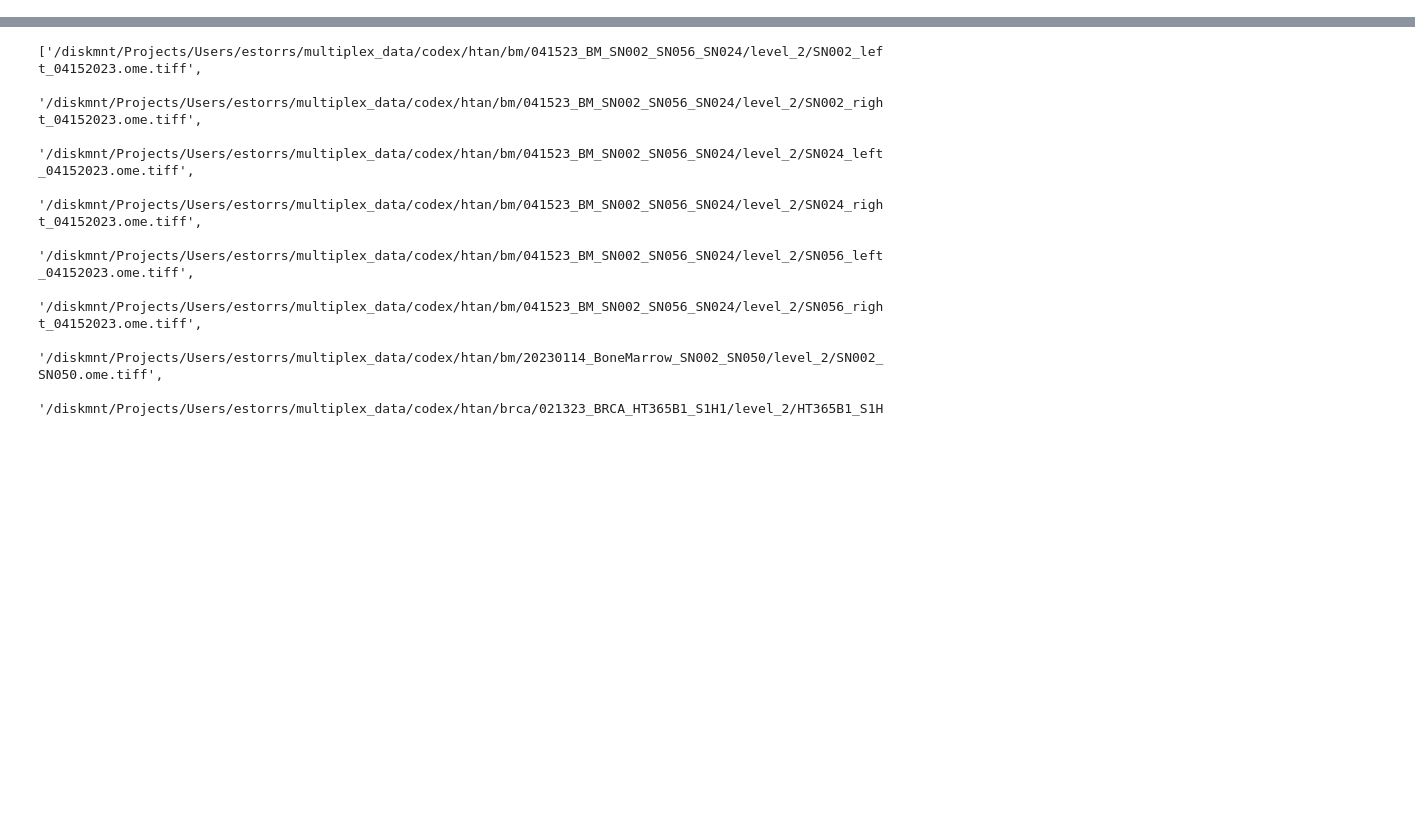
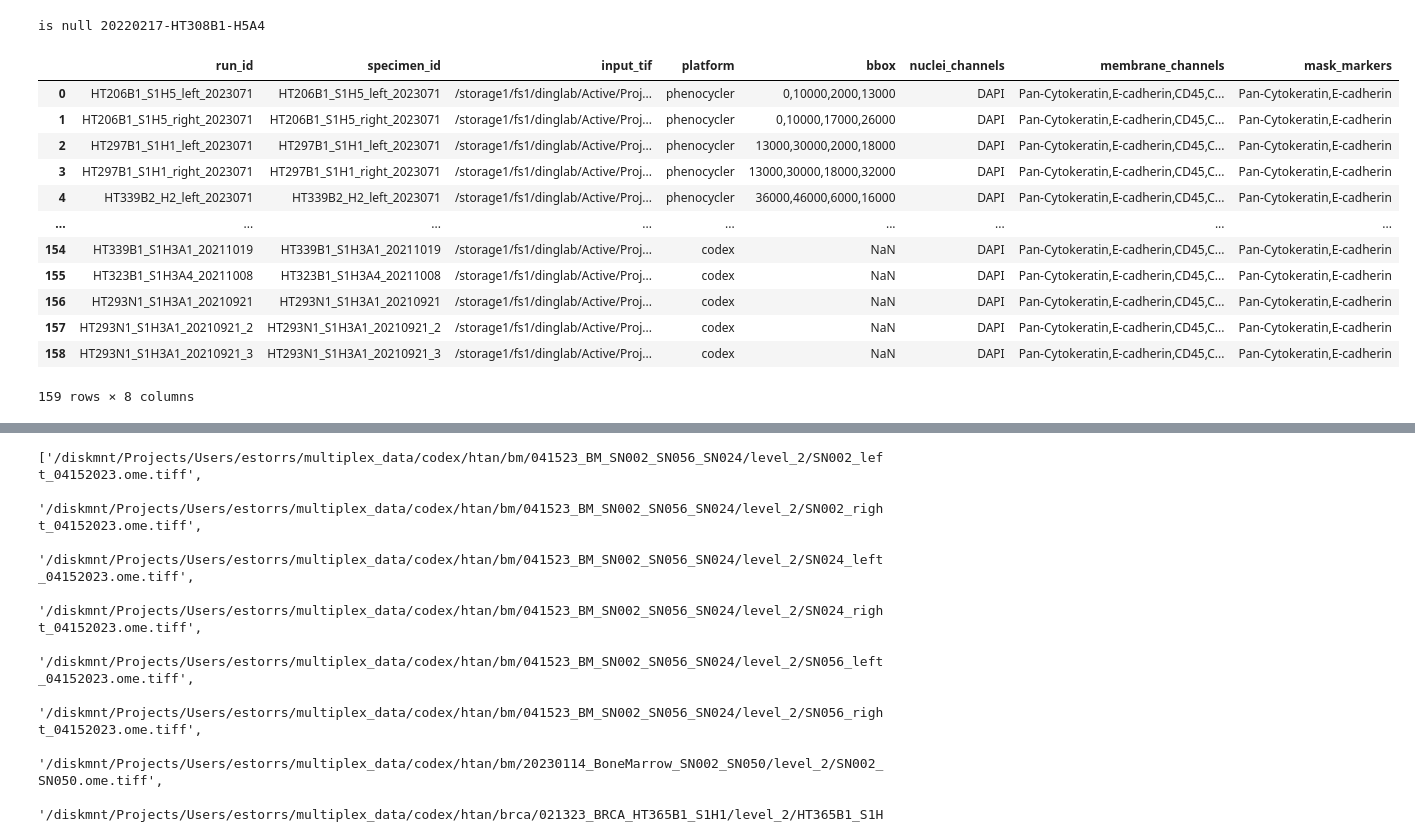
Before and after one commit to estorrs/multiplex-imaging-pipeline, a Jupyter notebook: notebooks/file_transfers.ipynb, the cells around one changed output, grey strips where cells are left out. Saved outputs shown, nothing was run; the diff lists cells and outputs as text; code cells hidden in the pictures; blank space fills up the shorter version.

```diff
--- a/notebooks/file_transfers.ipynb
+++ b/notebooks/file_transfers.ipynb
@@ -29,0 +9,3 @@ fps
+# %%
+df = pd.read_csv('/diskmnt/Projects/Users/estorrs/sandbox/codex_tracking_copy.txt', sep='\t')
+df
@@ -29,0 +71,74 @@ fps
+# %%
+data = []
+counts = {}
+for i, row in df.iterrows():
+    if pd.isnull(row['storage1 filepath']):
+        print('is null', row['Run Name'])
+    else:
+        # date
+        date = row['Date of experiment']
+        date_string = date.split('/')
+        date_string[0] = date_string[0] if len(date_string[0])==2 else '0' + date_string[0]
+        date_string = date_string[2] + date_string[0] + date_string[1]
+
+        # platform
+        filepath = row['Path to qptiff file']
+        if filepath.split('.')[-1] == 'qptiff':
+            platform = 'phenocycler'
+        elif filepath.split('.')[-1] == 'tif':
+            platform = 'codex'
+        else:
+            platform = 'raw'
+
+        # for now everyone is the same
+        nuclei_channels = 'DAPI'
+        membrane_channels = 'Pan-Cytokeratin,E-cadherin,CD45,CD8,CD3e,CD4,Vimentin,SMA,CD31'
+        mask_markers = 'Pan-Cytokeratin,E-cadherin'
+
+        case_cols = [c for c in df.columns
+                     if 'Specimen' in c
+                     if 'name' in c
+                     if 'Case' not in c
+                     if not pd.isnull(row[c])]
+
+        for col in case_cols:
+            n = col.split(' ')[1]
+    #         print(col, n)
+            specimen = re.sub(r'[\(\)%@+\-, ]', r'_', row[col])
+            bbox = row[f'Specimen {n} bbox']
+
+            specimen_id = f'{specimen}_{date_string}'
+
+            if specimen_id not in counts:
+                counts[specimen_id] = 1
+            else:
+                counts[specimen_id] += 1
+                specimen_id = specimen_id + '_' + str(counts[specimen_id])
+
+            data.append([specimen_id, specimen_id, row['storage1 filepath'], platform, bbox,
+                         nuclei_channels, membrane_channels, mask_markers])
+
+run_df = pd.DataFrame(
+    data=data,
+    columns=['run_id', 'specimen_id', 'input_tif', 'platform', 'bbox',
+             'nuclei_channels', 'membrane_channels', 'mask_markers'])
+
+counts = {}
+
+
+run_df
+# %% [output]
+is null 20220217-HT308B1-H5A4
+|  | run_id | specimen_id | input_tif | platform | bbox | nuclei_channels | membrane_channels | mask_markers |
+| 0 | HT206B1_S1H5_left_2023071 | HT206B1_S1H5_left_2023071 | /storage1/fs1/dinglab/Active/Proj... | phenocycler | 0,10000,2000,13000 | DAPI | Pan-Cytokeratin,E-cadherin,CD45,C... | Pan-Cytokeratin,E-cadherin |
+| 1 | HT206B1_S1H5_right_2023071 | HT206B1_S1H5_right_2023071 | /storage1/fs1/dinglab/Active/Proj... | phenocycler | 0,10000,17000,26000 | DAPI | Pan-Cytokeratin,E-cadherin,CD45,C... | Pan-Cytokeratin,E-cadherin |
+| 2 | HT297B1_S1H1_left_2023071 | HT297B1_S1H1_left_2023071 | /storage1/fs1/dinglab/Active/Proj... | phenocycler | 13000,30000,2000,18000 | DAPI | Pan-Cytokeratin,E-cadherin,CD45,C... | Pan-Cytokeratin,E-cadherin |
+| 3 | HT297B1_S1H1_right_2023071 | HT297B1_S1H1_right_2023071 | /storage1/fs1/dinglab/Active/Proj... | phenocycler | 13000,30000,18000,32000 | DAPI | Pan-Cytokeratin,E-cadherin,CD45,C... | Pan-Cytokeratin,E-cadherin |
+| 4 | HT339B2_H2_left_2023071 | HT339B2_H2_left_2023071 | /storage1/fs1/dinglab/Active/Proj... | phenocycler | 36000,46000,6000,16000 | DAPI | Pan-Cytokeratin,E-cadherin,CD45,C... | Pan-Cytokeratin,E-cadherin |
+| ... | ... | ... | ... | ... | ... | ... | ... | ... |
+| 154 | HT339B1_S1H3A1_20211019 | HT339B1_S1H3A1_20211019 | /storage1/fs1/dinglab/Active/Proj... | codex | NaN | DAPI | Pan-Cytokeratin,E-cadherin,CD45,C... | Pan-Cytokeratin,E-cadherin |
+| 155 | HT323B1_S1H3A4_20211008 | HT323B1_S1H3A4_20211008 | /storage1/fs1/dinglab/Active/Proj... | codex | NaN | DAPI | Pan-Cytokeratin,E-cadherin,CD45,C... | Pan-Cytokeratin,E-cadherin |
+| 156 | HT293N1_S1H3A1_20210921 | HT293N1_S1H3A1_20210921 | /storage1/fs1/dinglab/Active/Proj... | codex | NaN | DAPI | Pan-Cytokeratin,E-cadherin,CD45,C... | Pan-Cytokeratin,E-cadherin |
+| 157 | HT293N1_S1H3A1_20210921_2 | HT293N1_S1H3A1_20210921_2 | /storage1/fs1/dinglab/Active/Proj... | codex | NaN | DAPI | Pan-Cytokeratin,E-cadherin,CD45,C... | Pan-Cytokeratin,E-cadherin |
+| 158 | HT293N1_S1H3A1_20210921_3 | HT293N1_S1H3A1_20210921_3 | /storage1/fs1/dinglab/Active/Proj... | codex | NaN | DAPI | Pan-Cytokeratin,E-cadherin,CD45,C... | Pan-Cytokeratin,E-cadherin |
+159 rows × 8 columns
```
Also changed, not shown: parts of 7 cells of this notebook, 9 other files.
